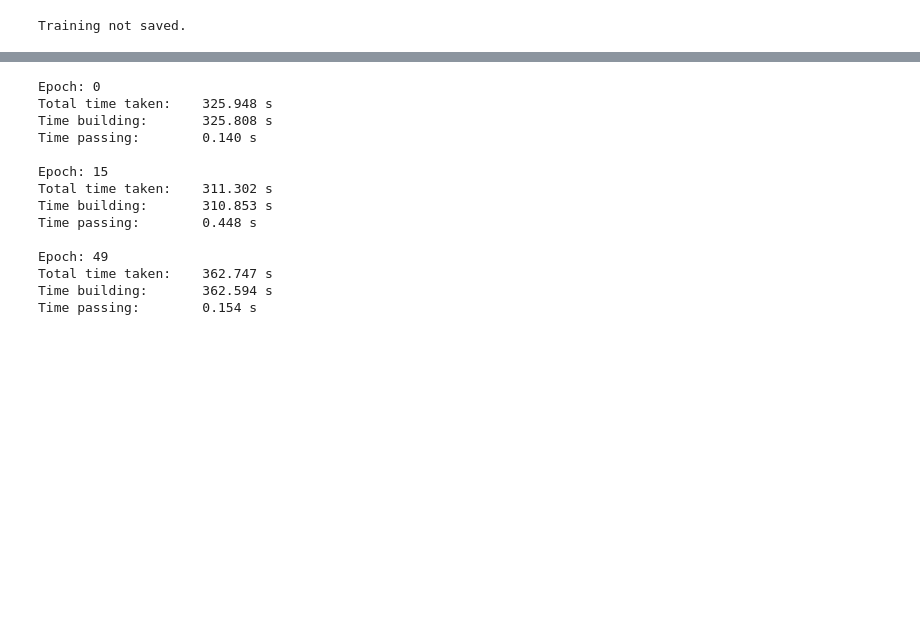
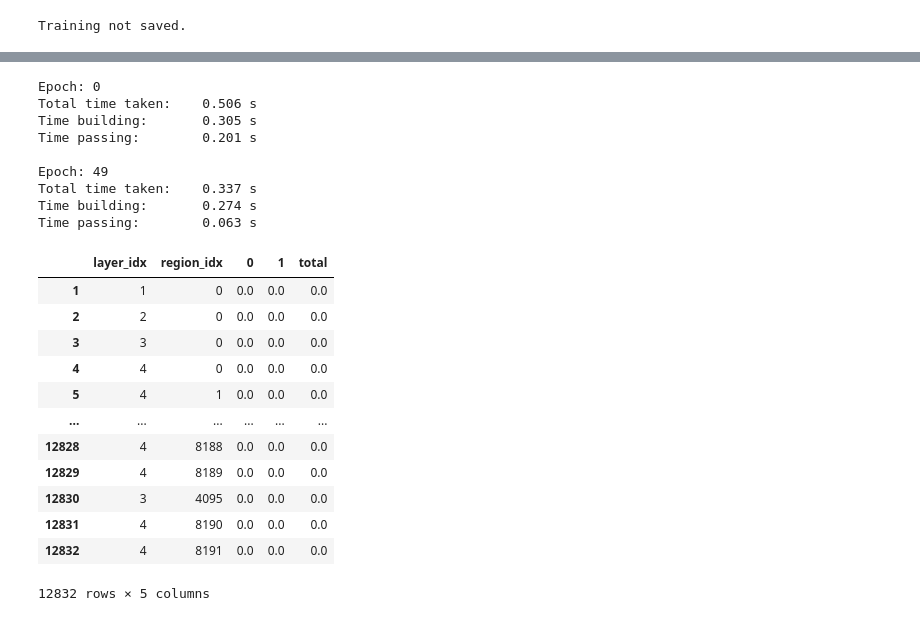
Before and after one commit to Johanmkr/WP1-Polyhedra, a Jupyter notebook: notebooks/test_larger_networks.ipynb, the cells around one changed output, grey strips where cells are left out. Cells and saved outputs as stored; diff of their text form; code cells hidden in the pictures; blank space fills up the shorter version.

```diff
--- a/notebooks/test_larger_networks.ipynb
+++ b/notebooks/test_larger_networks.ipynb
@@ -68,7 +68,7 @@ ncounts_per_epoch = {}
 total_times = []
 building_times = []
 passing_times = []
-for epoch in [0,15,49]:
+for epoch in [0,49]:
     start = time.time()
     # state_dict = torch.load(states[epoch])
     tree = RegionTree(states[epoch])
@@ -93,19 +93,30 @@ for epoch in [0,15,49]:
 total_time = sum(total_times)
 # %% [output]
 Epoch: 0
-Total time taken:    325.948 s
-Time building:       325.808 s
-Time passing:        0.140 s
-
-Epoch: 15
-Total time taken:    311.302 s
-Time building:       310.853 s
-Time passing:        0.448 s
+Total time taken:    0.506 s
+Time building:       0.305 s
+Time passing:        0.201 s
 
 Epoch: 49
-Total time taken:    362.747 s
-Time building:       362.594 s
-Time passing:        0.154 s
+Total time taken:    0.337 s
+Time building:       0.274 s
+Time passing:        0.063 s
+# %%
+tree.get_number_counts()
+# %% [output]
+|  | layer_idx | region_idx | 0 | 1 | total |
+| 1 | 1 | 0 | 0.0 | 0.0 | 0.0 |
+| 2 | 2 | 0 | 0.0 | 0.0 | 0.0 |
+| 3 | 3 | 0 | 0.0 | 0.0 | 0.0 |
+| 4 | 4 | 0 | 0.0 | 0.0 | 0.0 |
+| 5 | 4 | 1 | 0.0 | 0.0 | 0.0 |
+| ... | ... | ... | ... | ... | ... |
+| 12828 | 4 | 8188 | 0.0 | 0.0 | 0.0 |
+| 12829 | 4 | 8189 | 0.0 | 0.0 | 0.0 |
+| 12830 | 3 | 4095 | 0.0 | 0.0 | 0.0 |
+| 12831 | 4 | 8190 | 0.0 | 0.0 | 0.0 |
+| 12832 | 4 | 8191 | 0.0 | 0.0 | 0.0 |
+12832 rows × 5 columns
 # %%
 print(total_time)
 # %% [output]
```
Also changed, not shown: parts of 10 cells of this notebook, 2 other files.
